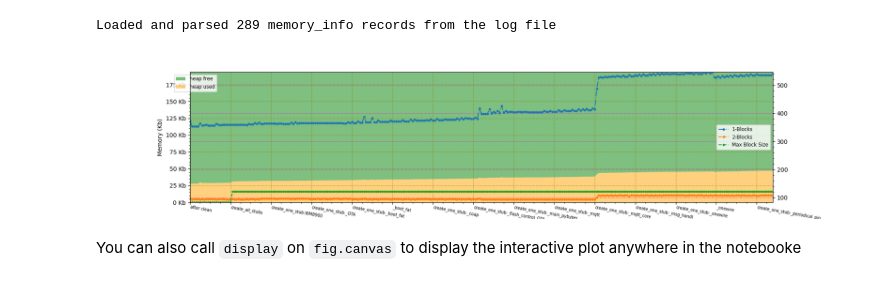
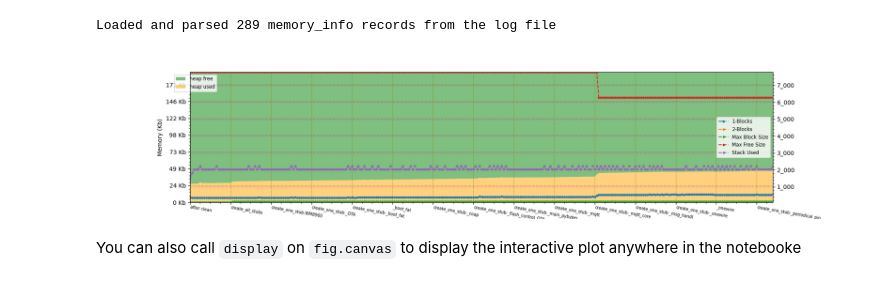
Before and after one commit to Josverl/micropython-magic, a Jupyter notebook: samples/mem_info-plot.ipynb, the cells around one changed output. Drawn from its saved outputs; the diff is of its cells as text; code cells hidden in the pictures.

Commit message:
use np.array for data
Signed-off-by: Jos Verlinde <jos_verlinde@hotmail.com>

```diff
--- a/samples/mem_info-plot.ipynb
+++ b/samples/mem_info-plot.ipynb
@@ -23,9 +23,10 @@ import warnings
 from matplotlib.lines import Line2D
 from matplotlib.backend_bases import MouseEvent
 
-# matplotlib.set_loglevel("error")
+KB_DIVIDER = 1024
+LEGEND_L_BOX = (0.0, 0.0, 0.05, 1)
+LEGEND_R_BOX = (0.7, 0.0, 0.3, 1)
 
-KB_DIVIDER =  1000
 
 def meminfo_plot(
     mi_list: MemoryInfoList,
@@ -47,15 +48,15 @@ def meminfo_plot(
     # prep the data
     x = np.arange(len(mi_list))
     # use the memory info list to get the data
-    a_free = np.array([i.free for i in mi_list], dtype=np.int32)
-    a_used = np.array([i.used for i in mi_list], dtype=np.int32)
-    a_stack = np.array([i.stack_total for i in mi_list], dtype=np.int32)
+    a_free = mi_list.np_array["free"]
+    a_used = mi_list.np_array["used"]
+    mi_list.np_array["stack"] = mi_list.np_array["stack"]
     ##################################################################################
     # configure both axes
     ##################################################################################
     ax1.yaxis.set_major_formatter(lambda x, pos: f"{x/KB_DIVIDER:_.0f} Kb")  # integers in thousands notation
     ax1.set_ylabel("Memory (Kb)")
-    ax1.set_xlabel("Time -->")
+    ax1.set_xlabel("snapshots / Time -->")
     ax1.set_xmargin(0)
     ax1.set_ymargin(0)
     ##################################################################################
@@ -102,28 +103,28 @@ def meminfo_plot(
     if stack_total:
         labels.append("stack total")
         colors.append("purple")
-        data.append(a_stack)
+        data.append(mi_list.np_array["stack"])
 
     s_plot = ax1.stackplot(x, data, labels=labels, colors=colors, alpha=0.5)
 
     my_lines: List[Line2D] = []
     # Add line charts to 2nd axis
     if one_blocks:
-        my_lines += ax2.plot(x, [i.one_blocks for i in mi_list], label="1-Blocks", marker=".", linestyle="-.")
+        my_lines += ax2.plot(x, mi_list.np_array["1-blocks"], label="1-Blocks", marker=".", linestyle="-.")
     if two_blocks:
-        my_lines += ax2.plot(x, [i.two_blocks for i in mi_list], label="2-Blocks", marker=".", linestyle="--")
+        my_lines += ax2.plot(x, mi_list.np_array["2-blocks"], label="2-Blocks", marker=".", linestyle="--")
     if max_block_size:
-        my_lines += ax2.plot(x, [i.max_block_size for i in mi_list], label="Max Block Size",marker=".",  linestyle="--")
+        my_lines += ax2.plot(x, mi_list.np_array["max block"], label="Max Block Size", marker=".", linestyle="--")
     if max_free_size:
-        my_lines += ax2.plot(x, [i.max_free_size for i in mi_list], label="Max Free Size", marker=".", linestyle="--")
+        my_lines += ax2.plot(x, mi_list.np_array["max free"], label="Max Free Size", marker=".", linestyle="--")
     if stack_used:
-        my_lines += ax2.plot(x, [i.stack_used for i in mi_list], label="Stack Used", marker=".", linestyle="--")
+        my_lines += ax2.plot(x, mi_list.np_array["stack used"], label="Stack Used", marker=".", linestyle="--")
 
     if add_legend:
         # Add legend and show plot, best location left-ish top
-        ax1.legend(loc="best", reverse=True, bbox_to_anchor=(0.0, 0.0, 0.05, 1), fontsize="small")
+        ax1.legend(loc="best", reverse=True, bbox_to_anchor=LEGEND_L_BOX, fontsize="small")
         #  bbox (x, y, width, height) - best location right-ish top
-        ax2.legend(loc="best", bbox_to_anchor=(0.7, 0.0, 0.3, 1), fontsize="small")
+        ax2.legend(loc="best", bbox_to_anchor=LEGEND_R_BOX, fontsize="small")
     plt.tick_params(bottom="on")
 
     # create the annotations box, and hide it for now
@@ -138,6 +139,7 @@ def meminfo_plot(
     annot.set_visible(False)
 
     def update_annot(line: Line2D, ind: Dict):
+        """Update the annotation box with the data from the selected line."""
         x, y = line.get_data()
         # get the list index of the selected data point
         indx = ind["ind"][0]
@@ -148,43 +150,44 @@ def meminfo_plot(
         annot.get_bbox_patch().set_alpha(0.4)  # set the transparency of the box # type: ignore
 
     def hover(event: MouseEvent):
+        """On mouse-hovewr over a line, display the corresponding data point value"""
         if event.inaxes in [ax1, ax2]:
             vis = annot.get_visible()
             cont = False
             for line in my_lines:
                 cont, ind = line.contains(event)
                 if cont:
                     update_annot(line, ind)
                     annot.set_visible(True)
                     fig.canvas.draw_idle()
                     break
             if not cont:
                 if vis:
                     annot.set_visible(False)
                     fig.canvas.draw_idle()
 
+    # connect the hover-function to the mouse
     fig.canvas.mpl_connect("motion_notify_event", hover)
-
     return fig
 
 
 # clean up previous plot - save memory
 plt.close()
 
 fig1 = meminfo_plot(
     mi_list,
     free=True,
     # stack_total=True,
     one_blocks=True,
     two_blocks=True,
     max_block_size=True,
-    # max_free_size=True,
-    # stack_used=True,
+    max_free_size=True,
+    stack_used=True,
     size=(18, 4),
 )
 plt.show(fig1)
 # %% [output]
-[figure, old version]
+[figure, new version]
 # %% [markdown]
 You can also call `display` on `fig.canvas` to display the interactive plot anywhere in the notebooke
 # %% [markdown]
```
Also changed, not shown: 1 other file.
